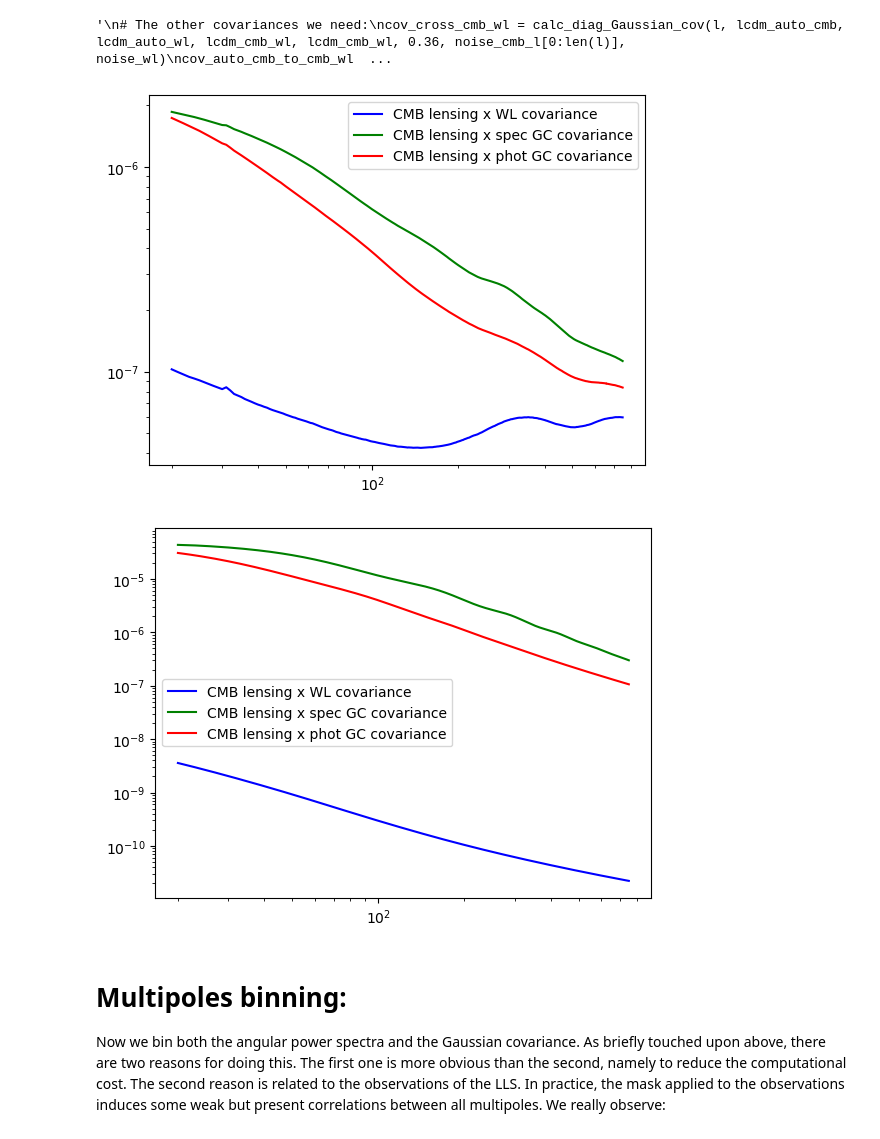
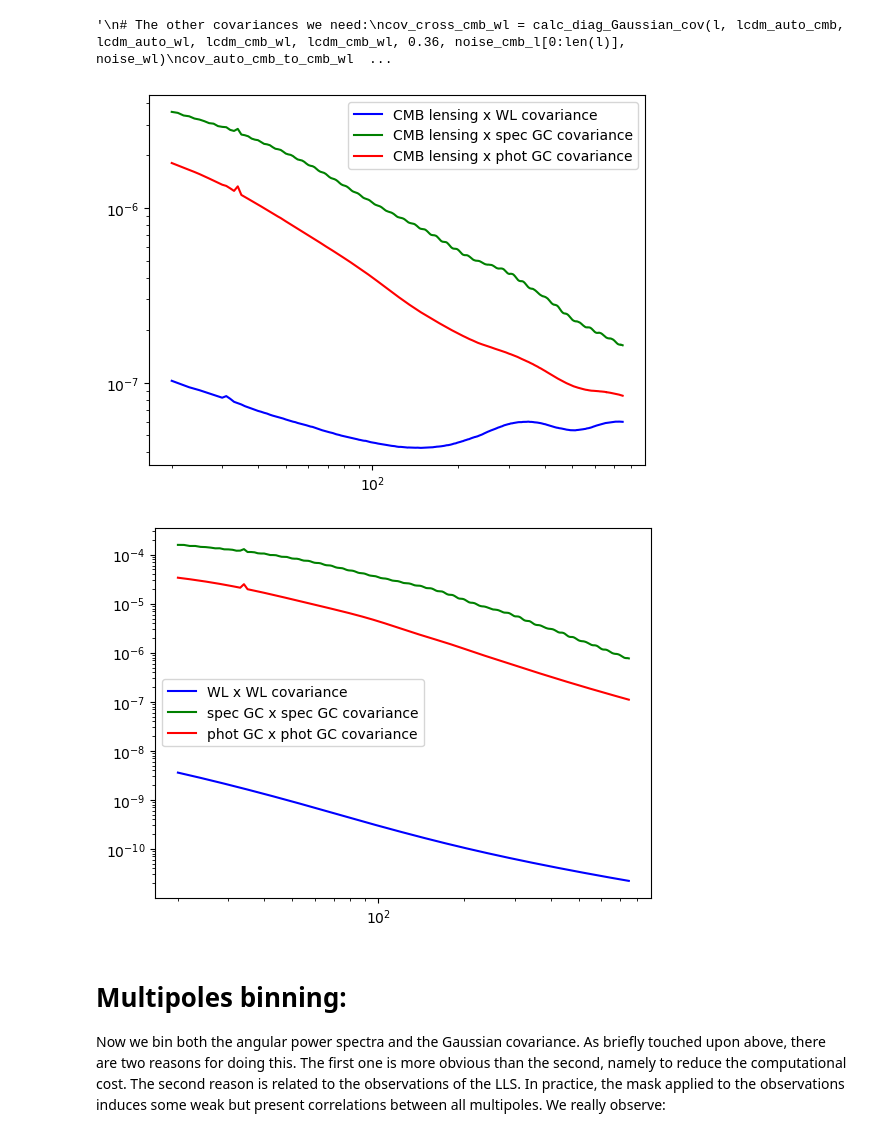
Before and after one commit to XanderHenrik/Masters-Project, a Jupyter notebook: notebooks/identifiability_test.ipynb, the cells around one changed output. Drawn from its saved outputs; the diff is of its cells as text; code cells hidden in the pictures.

```diff
--- a/notebooks/identifiability_test.ipynb
+++ b/notebooks/identifiability_test.ipynb
@@ -135,9 +135,9 @@ dndz *= n_bar
 zbins = glass.observations.equal_dens_zbins(z, dndz, nbins=6)
 phot_tomo_bins = glass.observations.tomo_nz_gausserr(z, dndz, 0.03, zbins) # Where the bin error is 0.03
 
-# Spectroscopic redshift binning:
-spec_z = (np.heaviside((z - 0.9), 1) - np.heaviside((z - 1.8), 1)) * dndz
-spec_zbins = glass.observations.fixed_zbins(zmin=0.9, zmax=1.8, dz=0.05)
+# Spectroscopic redshift binning, take double the redshift bins in the spectroscopic sample:
+spec_z = (np.heaviside((z - 0.9), 1) - np.heaviside((z - 1.5), 1)) * dndz
+spec_zbins = glass.observations.fixed_zbins(zmin=0.9, zmax=1.5, dz=0.05)
 spec_tomo_bins = glass.observations.tomo_nz_gausserr(z, spec_z, 0.0003, spec_zbins)
 
 # We now visualize the redshift binning:
@@ -286,9 +295,10 @@ plt.tight_layout()
 plt.subplots_adjust(wspace=0.25)
 
 # For WL:
-# To include all the tomographic bins:
-for j in range(len(phot_tomo_bins)):
-    axes[0].plot(l, lcdm_auto_wl[j], color='red', alpha=(1 - (0.15*j)), label=r'$C_{\ell}$' + f' bin {j+1}' if j == 0 or j == 5 else "")
+# To include all the tomographic bins but we only plot the auto-correlations:
+for key in lcdm_auto_wl.keys():
+    if key[0] == key[1]:
+        axes[0].plot(l, lcdm_auto_wl[(key)], color='red', alpha=(1 - (0.15*key[0])), label=r'$C_{\ell}$' + f' bin {key[0] + 1}' if key == (0, 0) or key == (4, 4) else "")
 
 axes[0].plot(l, noise_wl, 'k--', label='noise')
 axes[0].set_title("\nWeak lensing")
@@ -297,9 +307,10 @@ axes[0].set_xlabel(r'$\ell$')
 axes[0].set_ylabel(r'$C_{\ell}$')
 
 # For Photometric GC:
-# To include all the tomographic bins:
-for k in range(len(phot_tomo_bins)):
-    axes[1].plot(l, lcdm_auto_gc_ph[k], color='red', alpha=(1 - (0.15*k)), label=r'$C_{\ell}$,' + f' bin{(k+1)}' if k == 0 or k == 5 else "")
+# To include all the tomographic bins, auto-correlations:
+for key in lcdm_auto_gc_ph.keys():
+    if key[0] == key[1]:
+        axes[1].plot(l, lcdm_auto_gc_ph[key], color='red', alpha=(1 - (0.15*key[0])), label=r'$C_{\ell}$,' + f' bin{key[0] + 1}' if key == (0, 0) or key == (5, 5) else "")
 
 axes[1].plot(l, noise_gc, 'k--', label='noise')
 axes[1].set_title("\nPhotometric GC")
@@ -432,27 +447,27 @@ def calc_diag_Gaussian_cov(l, IM, JN, IN, JM, f_sky, noise_a, noise_b=None):
     # auto CMB lensing x auto CMB lensing, all Cl's defined in 1 bin of length l:
     if len(IM) == len(JN) == len(IN) == len(JM) and len(IM) == len(l):
         pref = 1 / (f_sky * (2 * l + 1))
-        ez_diag_cov = pref * (((IM + noise_a) * (JN + noise_a)) + ((IN + noise_a) * (JM + noise_a)))
+        diag_cov = pref * (((IM + noise_a) * (JN + noise_a)) + ((IN + noise_a) * (JM + noise_a)))
 
     # For covariance of auto CMB lensing with cross-correlated CMB lensing Cl, assume:
     elif len(IM) == len(JM) == len(l) and len(JN) == len(IN) < len(l): # Assuming we have less tomorgaphic bins than elements in the array of te multipoles
-        ez_diag_cov = {}
+        _diag_cov = {}
         pref = 1 / (f_sky * (2 * l + 1))
         for key in JN.keys():
-            ez_diag_cov[key] = pref * (((IM + noise_a) * JN[key]) + ((IN[key]) * (JM + noise_a)))
+            diag_cov[key] = pref * (((IM + noise_a) * JN[key]) + ((IN[key]) * (JM + noise_a)))
 
-    # Covariance of two of the same cross-correlated angular power spectra of CMB lensing with any of the other probes, NOTE: let noise_a be the CMB lensing noise, noise_bis the noise of the other probe
+    # Covariance of two of the same cross-correlated angular power spectra of CMB lensing with any of the other probes, NOTE: let noise_a be the CMB lensing noise, noise_b is the noise of the other probe
     elif len(IM) == len(l) and len(JN) == len(IN) == len(JM) < len(l):
-        ez_diag_cov = {}
+        diag_cov = {}
         pref = 1 / (f_sky * (2 * l + 1))
         for key in JN.keys():
             # for el in JN.keys():
             #     if key == el:
-            ez_diag_cov[key] = pref * (((IM + noise_a) * (JN[key] +  noise_b)) + ((IN[key]) * (JM[key])))
+            diag_cov[key] = pref * (((IM + noise_a) * (JN[key] +  noise_b)) + ((IN[key]) * (JM[key])))
                     # ez_diag_cov[key] = pref * (((IM + noise_a) * (JN[el] +  noise_b)) + ((IN[key]) * (JM[el])))
 
 
-    return ez_diag_cov
+    return diag_cov
 
 # Now we want to determine the Gaussian covariance:
 # cov_cmbl_wl = simple_Gaussian_cov(l, lcdm_cmb_wl[0], lcdm_cmb_wl[0], lcdm_auto_cmb[0], lcdm_auto_wl[0], 0.00012, noise=noise_wl)
@@ -462,5 +477,6 @@ def calc_diag_Gaussian_cov(l, IM, JN, IN, JM, f_sky, noise_a, noise_b=None):
 cov_auto_cmb = calc_diag_Gaussian_cov(l, lcdm_auto_cmb[0], lcdm_auto_cmb[0], lcdm_auto_cmb[0], lcdm_auto_cmb[0], 0.36, noise_cmb_l[l], noise_cmb_l[l])
 
 plt.loglog(l, np.sqrt(cov_auto_cmb), label='CMB lensing auto covariance', color='blue')
+plt.legend()
 plt.show()
 # %% [output]
@@ -505,9 +527,9 @@ print(type(cov_auto_cmb), type(cov_cross_cmb_wl), type(cov_auto_cmb_to_cmb_wl))
 # Now we define the other diagonal Gaussian covariances based on angular power spectra from the LCDM cosmology:
 
 # First we define the rest of the Gaussian covariances based on the new CMB lensing cross-correlations:
-cov_auto_cmb_wl = {i: calc_diag_Gaussian_cov(l, lcdm_auto_cmb[0], lcdm_auto_wl[i], lcdm_cmb_wl[i], lcdm_cmb_wl[i], 0.36, noise_cmb_l[:len(l)], noise_wl) for i in range(len(phot_tomo_bins))}
+cov_auto_cmb_wl = {i: calc_diag_Gaussian_cov(l, lcdm_auto_cmb[0], lcdm_auto_wl[i, i], lcdm_cmb_wl[i], lcdm_cmb_wl[i], 0.36, noise_cmb_l[:len(l)], noise_wl) for i in range(len(phot_tomo_bins))}
 cov_auto_cmb_gc_sp = {i: calc_diag_Gaussian_cov(l, lcdm_auto_cmb[0], lcdm_auto_gc_sp[i], lcdm_cmb_gc_sp[i], lcdm_cmb_gc_sp[i], 0.36, noise_cmb_l[:len(l)], noise_gc) for i in range(len(spec_tomo_bins))}
-cov_auto_cmb_gc_ph = {i: calc_diag_Gaussian_cov(l, lcdm_auto_cmb[0], lcdm_auto_gc_ph[i], lcdm_cmb_gc_ph[i], lcdm_cmb_gc_ph[i], 0.36, noise_cmb_l[:len(l)], noise_gc) for i in range(len(phot_tomo_bins))}
+cov_auto_cmb_gc_ph = {i: calc_diag_Gaussian_cov(l, lcdm_auto_cmb[0], lcdm_auto_gc_ph[i, i], lcdm_cmb_gc_ph[i], lcdm_cmb_gc_ph[i], 0.36, noise_cmb_l[:len(l)], noise_gc) for i in range(len(phot_tomo_bins))}
 
 
 plt.loglog(l, np.sqrt(cov_auto_cmb_wl[0]), label='CMB lensing x WL covariance', color='blue')
@@ -516,24 +538,24 @@ plt.loglog(l, np.sqrt(cov_auto_cmb_gc_ph[0]), label='CMB lensing x phot GC covar
 plt.legend()
 plt.show()
 # %% [output]
-[figure, old version]
+[figure, new version]
 # %%
 # Next up, we define the Gaussian covariances that contribute to the 6x2pt analysis:
-cov_auto_wl = {i: calc_diag_Gaussian_cov(l, lcdm_auto_wl[i], lcdm_auto_wl[i], lcdm_auto_wl[i], lcdm_auto_wl[i], 0.36, noise_wl) for i in range(len(phot_tomo_bins))}
+cov_auto_wl = {i: calc_diag_Gaussian_cov(l, lcdm_auto_wl[i, i], lcdm_auto_wl[i, i], lcdm_auto_wl[i, i], lcdm_auto_wl[i, i], 0.36, noise_wl) for i in range(len(phot_tomo_bins))}
 cov_auto_gc_sp = {i: calc_diag_Gaussian_cov(l, lcdm_auto_gc_sp[i], lcdm_auto_gc_sp[i], lcdm_auto_gc_sp[i], lcdm_auto_gc_sp[i], 0.36, noise_gc) for i in range(len(spec_tomo_bins))}
-cov_auto_gc_ph = {i: calc_diag_Gaussian_cov(l, lcdm_auto_gc_ph[i], lcdm_auto_gc_ph[i], lcdm_auto_gc_ph[i], lcdm_auto_gc_ph[i], 0.36, noise_gc) for i in range(len(phot_tomo_bins))}
+cov_auto_gc_ph = {i: calc_diag_Gaussian_cov(l, lcdm_auto_gc_ph[i, i], lcdm_auto_gc_ph[i, i], lcdm_auto_gc_ph[i, i], lcdm_auto_gc_ph[i, i], 0.36, noise_gc) for i in range(len(phot_tomo_bins))}
 
 """
 # Now for the cross-correlations we have to be careful about the binning:
 cov_auto_gc_sp_cross_ph = {i: calc_diag_Gaussian_cov(l, lcdm_auto_gc_ph[i], lcdm_auto_gc_sp[i], lcdm_cross_gc_sp_ph[i], lcdm_cross_gc_sp_ph[i], noise_gc_phot, noise_gc_spec) for i in range(len(phot_tomo_bins))}
 cov_auto_wl_gc_sp = {i: calc_diag_Gaussian_cov(l, lcdm_auto_gc_sp[i], lcdm_auto_wl[i], lcdm_cross_wl_gc_sp[i], lcdm_cross_wl_gc_sp[i], noise_gc_spec, noise_wl_corr) for i in range(len(spec_tomo_bins))}
 cov_auto_wl_gc_ph = {i: calc_diag_Gaussian_cov(l, lcdm_auto_gc_ph[i], lcdm_auto_wl[i], lcdm_cross_wl_gc_ph[i], lcdm_cross_wl_gc_ph[i], noise_gc_phot, noise_wl_corr) for i in range(len(phot_tomo_bins))}
 """
 
-plt.loglog(l, np.sqrt(cov_auto_wl[0]), label='CMB lensing x WL covariance', color='blue')
-plt.loglog(l, np.sqrt(cov_auto_gc_sp[0]), label='CMB lensing x spec GC covariance', color='green')
-plt.loglog(l, np.sqrt(cov_auto_gc_ph[0]), label='CMB lensing x phot GC covariance', color='red')
+plt.loglog(l, np.sqrt(cov_auto_wl[0]), label='WL x WL covariance', color='blue')
+plt.loglog(l, np.sqrt(cov_auto_gc_sp[0]), label='spec GC x spec GC covariance', color='green')
+plt.loglog(l, np.sqrt(cov_auto_gc_ph[0]), label='phot GC x phot GC covariance', color='red')
 plt.legend()
 plt.show()
 # %% [output]
-[figure, old version]
+[figure, new version]
```
Also changed, not shown: parts of 33 cells of this notebook.
